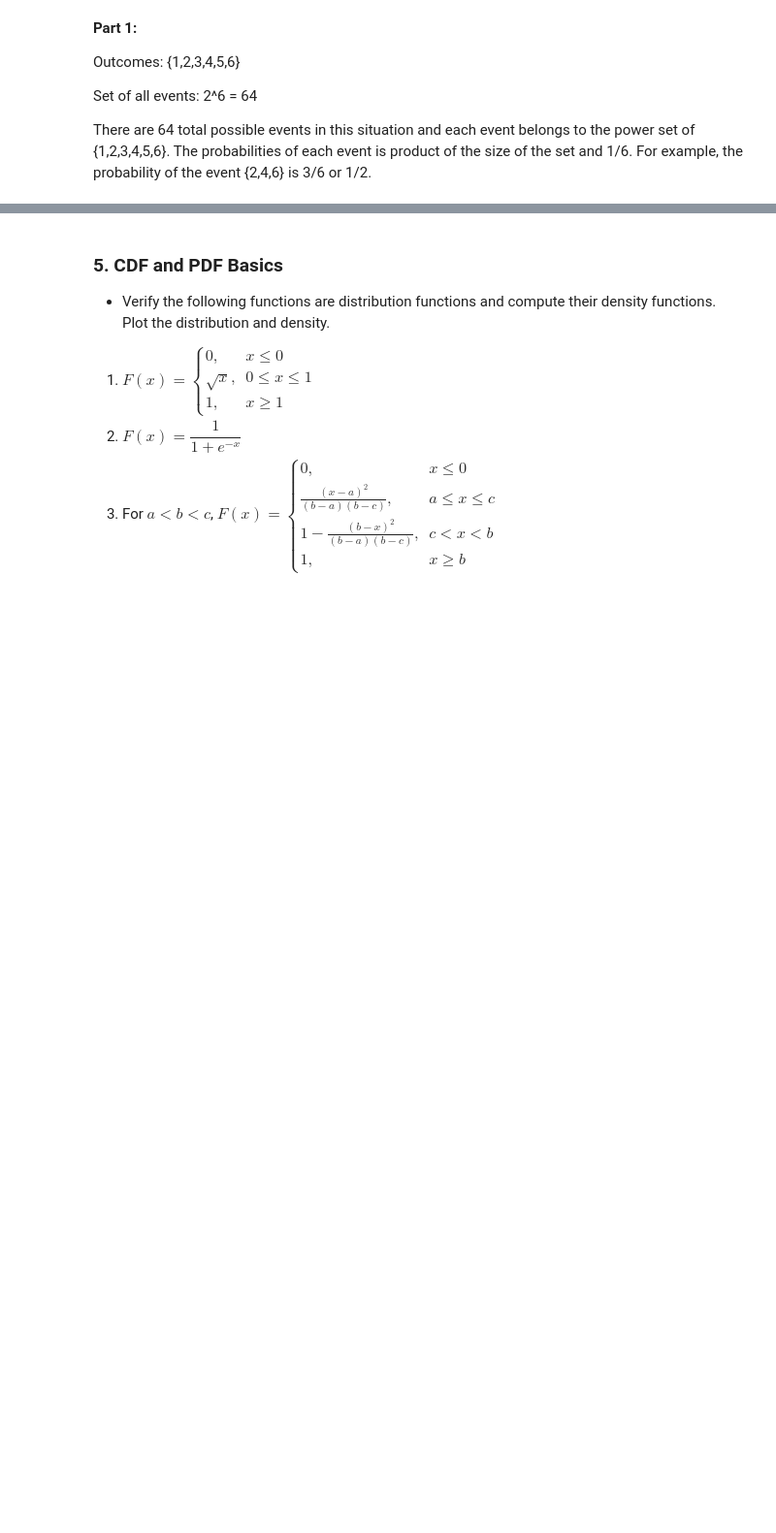
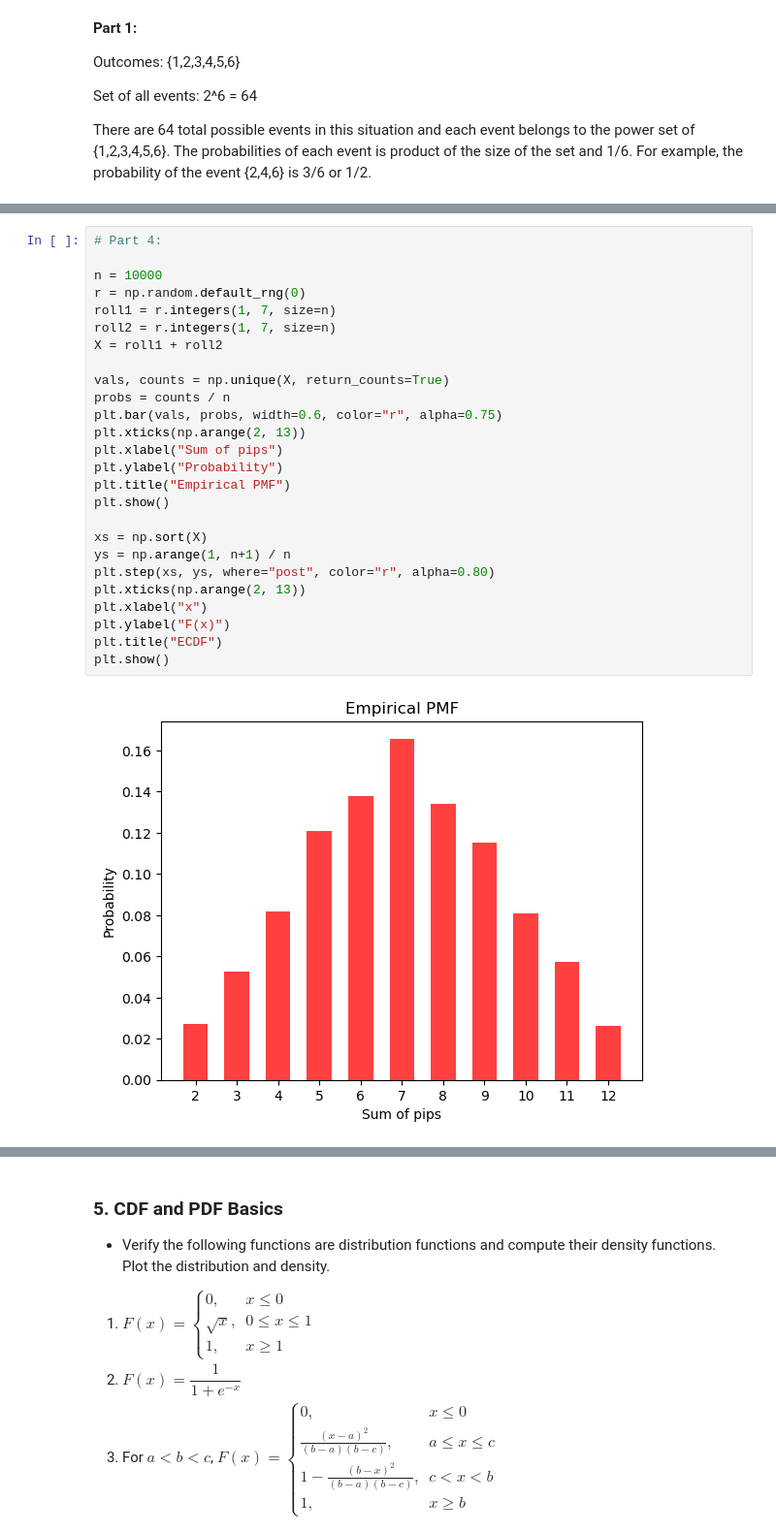
Before and after one commit to crwhittington/DS5030_assignment1, a Jupyter notebook: assignment1/assignment_6.ipynb, the cells around one changed output, grey strips where cells are left out. Shown: that part at 97% size. Cells and saved outputs as stored; diff of their text form; blank space fills up the shorter version.

```diff
--- a/assignment1/assignment_6.ipynb
+++ b/assignment1/assignment_6.ipynb
@@ -247,0 +254,28 @@ plt.show()
+# %%
+# Part 4:
+
+n = 10000
+r = np.random.default_rng(0)
+roll1 = r.integers(1, 7, size=n)
+roll2 = r.integers(1, 7, size=n)
+X = roll1 + roll2
+
+vals, counts = np.unique(X, return_counts=True)
+probs = counts / n
+plt.bar(vals, probs, width=0.6, color="r", alpha=0.75)
+plt.xticks(np.arange(2, 13))
+plt.xlabel("Sum of pips")
+plt.ylabel("Probability")
+plt.title("Empirical PMF")
+plt.show()
+
+xs = np.sort(X)
+ys = np.arange(1, n+1) / n
+plt.step(xs, ys, where="post", color="r", alpha=0.80)
+plt.xticks(np.arange(2, 13))
+plt.xlabel("x")
+plt.ylabel("F(x)")
+plt.title("ECDF")
+plt.show()
+# %% [output]
+[figure, added]
```
Also changed, not shown: parts of 4 cells of this notebook.
